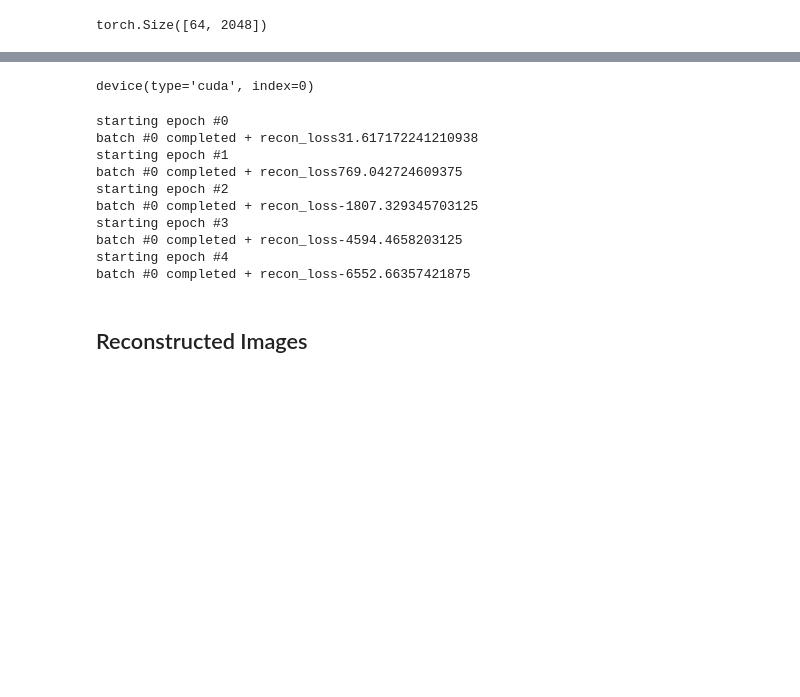
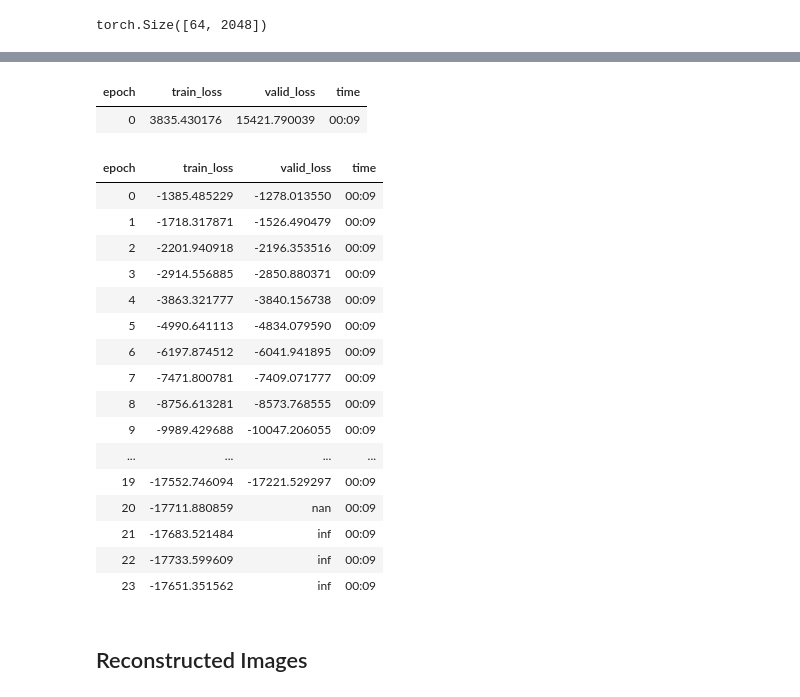
Before and after one commit to azaidi06/generative, a Jupyter notebook: vae.ipynb, the cells around one changed output, grey strips where cells are left out. Saved outputs shown, nothing was run; the diff lists cells and outputs as text; code cells hidden in the pictures; blank space fills up the shorter version.

```diff
--- a/vae.ipynb
+++ b/vae.ipynb
@@ -152,17 +144,19 @@ recon.shape, zm.shape, zv.shape, batch[0].shape, recon.shape
 # %%
+# CHANGED FastAI source code/learner function to
+# This will NOT work as is issue with backward pass
+# https://discuss.pytorch.org/t/runtimeerror-trying-to-backward-through-the-graph-a-second-time-but-the-buffers-have-already-been-freed-specify-retain-graph-true-when-calling-backward-the-first-time/6795/2?u=aza
 class FeatureLoss(Module):
     def __init__(self):
         self.recon_loss = torch.nn.BCEWithLogitsLoss()
-        #self.reset_metrics()
+        self.kl_loss = KlLoss()
 
-    def forward(self, model_out, target):
-        reconstruction, z_mean, z_var = model_out
-        reconstruction_loss = self.recon_loss(recon, batch[0])
-        kl_loss = torch.sum(-0.5 * (1 + z_var - z_mean**2 - torch.exp(z_var)))
+    def forward(self, preds, ys):#reconstruction, z_mean, z_var, target):
+        reconstruction, z_mean, z_var = preds
+        #pdb.set_trace()
+        reconstruction_loss = self.recon_loss(reconstruction, ys)
+        kl_loss = self.kl_loss(z_mean, z_var)
         total_loss = reconstruction_loss + kl_loss
-        reconstruction_loss.detach()
-        kl_loss.detach()
-        return total_loss#reconstruction_loss + kl_loss
+        return total_loss
 # %%
 class ReconLoss(Module):
     def __init__(self):
@@ -175,39 +169,3 @@ class KlLoss(Module):
         pass
     def forward(self, z_mean, z_var):
         return torch.sum(-0.5 * (1 + z_var - z_mean**2 - torch.exp(z_var)))
-# %%
-loss_func = FeatureLoss()
-loss = loss_func(model_out, batch[1])
-#loss.backward()
-loss.device
-# %% [output]
-device(type='cuda', index=0)
-# %%
-opt = torch.optim.Adam(model.parameters(), lr=0.03)
-recon_loss_func = ReconLoss()#torch.nn.BCEWithLogitsLoss()
-kl_loss_func = KlLoss()
-for x in range(5):
-    print(f'starting epoch #{x}')
-    for idx, batch in enumerate(dls.train):#len(dls.train):
-        opt.zero_grad()
-        recon, zm, zv = model(batch[0])
-        recon_loss = recon_loss_func(recon, batch[0])
-        recon_loss.backward(retain_graph=True)
-
-        kl_loss = kl_loss_func(zm, zv)
-        kl_loss.backward()
-        total_loss = kl_loss + recon_loss
-
-        if idx % len(dls.train) == 0: print(f'batch #{idx} completed + recon_loss: {total_loss}')
-        opt.step()
-# %% [output]
-starting epoch #0
-batch #0 completed + recon_loss31.617172241210938
-starting epoch #1
-batch #0 completed + recon_loss769.042724609375
-starting epoch #2
-batch #0 completed + recon_loss-1807.329345703125
-starting epoch #3
-batch #0 completed + recon_loss-4594.4658203125
-starting epoch #4
-batch #0 completed + recon_loss-6552.66357421875
@@ -222,3 +172,27 @@ batch #0 completed + recon_loss-6552.66357421875
+# %%
+learner = Learner(dls, model, loss_func=FeatureLoss())
+# %%
+learner.fine_tune(24, 3e-2)
+# %% [output]
+| epoch | train_loss | valid_loss | time |
+| 0 | 3835.430176 | 15421.790039 | 00:09 |
+| epoch | train_loss | valid_loss | time |
+| 0 | -1385.485229 | -1278.013550 | 00:09 |
+| 1 | -1718.317871 | -1526.490479 | 00:09 |
+| 2 | -2201.940918 | -2196.353516 | 00:09 |
+| 3 | -2914.556885 | -2850.880371 | 00:09 |
+| 4 | -3863.321777 | -3840.156738 | 00:09 |
+| 5 | -4990.641113 | -4834.079590 | 00:09 |
+| 6 | -6197.874512 | -6041.941895 | 00:09 |
+| 7 | -7471.800781 | -7409.071777 | 00:09 |
+| 8 | -8756.613281 | -8573.768555 | 00:09 |
+| 9 | -9989.429688 | -10047.206055 | 00:09 |
+| ... | ... | ... | ... |
+| 19 | -17552.746094 | -17221.529297 | 00:09 |
+| 20 | -17711.880859 | nan | 00:09 |
+| 21 | -17683.521484 | inf | 00:09 |
+| 22 | -17733.599609 | inf | 00:09 |
+| 23 | -17651.351562 | inf | 00:09 |
 # %% [markdown]
 ## Reconstructed Images
 # %%
```
Also changed, not shown: parts of 12 cells of this notebook, 1 other file.
